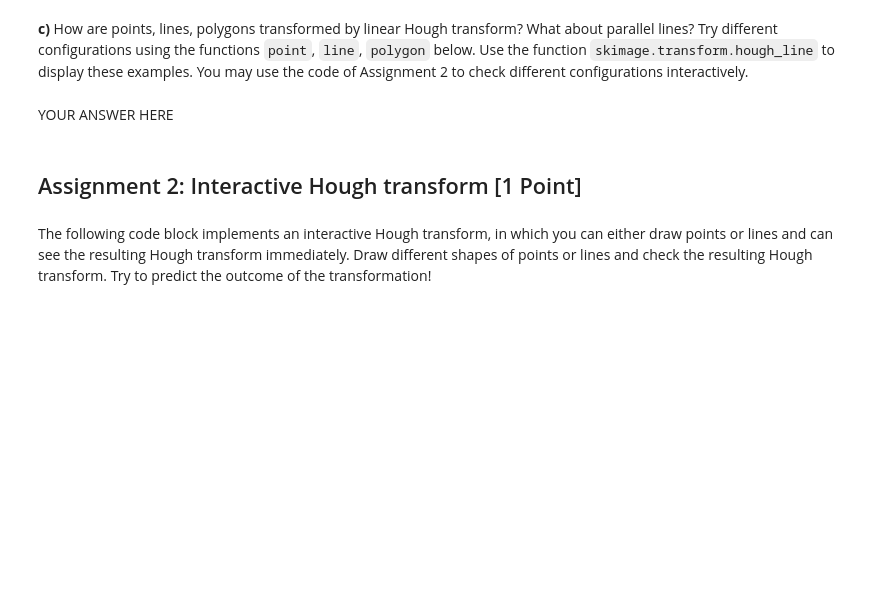
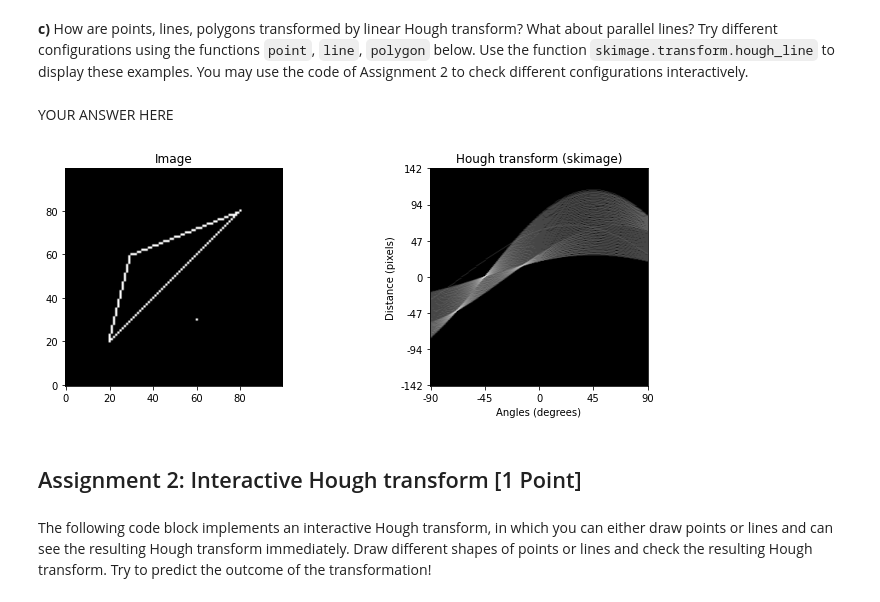
Before and after one commit to jebape/cv3_2021, a Jupyter notebook: Sheet 06/sheet06.ipynb, the cells around one changed output. Cells and saved outputs as stored; diff of their text form; code cells hidden in the pictures; blank space fills up the shorter version.

```diff
--- a/Sheet 06/sheet06.ipynb
+++ b/Sheet 06/sheet06.ipynb
@@ -89,34 +89,37 @@ def polygon(img, vertices):
 
     """
     for p, q in zip(vertices, vertices[1:]+vertices[0:1]):
         line(img,p,q)
 
 img = np.zeros((100,100))
 
-# YOUR CODE HERE
+point(img, (30,60))
+polygon(img, [(20,20),(60,30),(80,80)])
 
 fig, [ax1, ax2] = plt.subplots(1,2, figsize=(12,4))
 
 plt.gray()
 ax1.set_title('Image');
 ax1.imshow(img, origin = 'lower')
 
 out, angles, d = hough_line(img)
 
 # scale output to quadratic image
 out_resized = resize(out, (out.shape[0], out.shape[0]), anti_aliasing=True, preserve_range=True)
 ax2.set_title('Hough transform (skimage)');
 ax2.set_xlabel('Angles (degrees)')
 ax2.set_ylabel('Distance (pixels)')
 ax2.imshow(np.log(1 + out_resized), origin = 'lower', cmap='gray')
 
 ax2.set_yticks(np.linspace(0, out.shape[0], 7))
 ax2.set_yticklabels((-1 * np.linspace(d[-1], d[0], 7)).astype(int))
 ax2.set_xticks(np.linspace(0, out.shape[0], 5))
 ax2.set_xticklabels(np.linspace(np.rad2deg(angles[0]), np.rad2deg(angles[-1]), 5).astype(int))
 
 
 plt.show()
+# %% [output]
+[figure, added]
 # %% [markdown]
 ## Assignment 2: Interactive Hough transform [1 Point]
 # %% [markdown]
```
Also changed, not shown: parts of 2 cells of this notebook.
